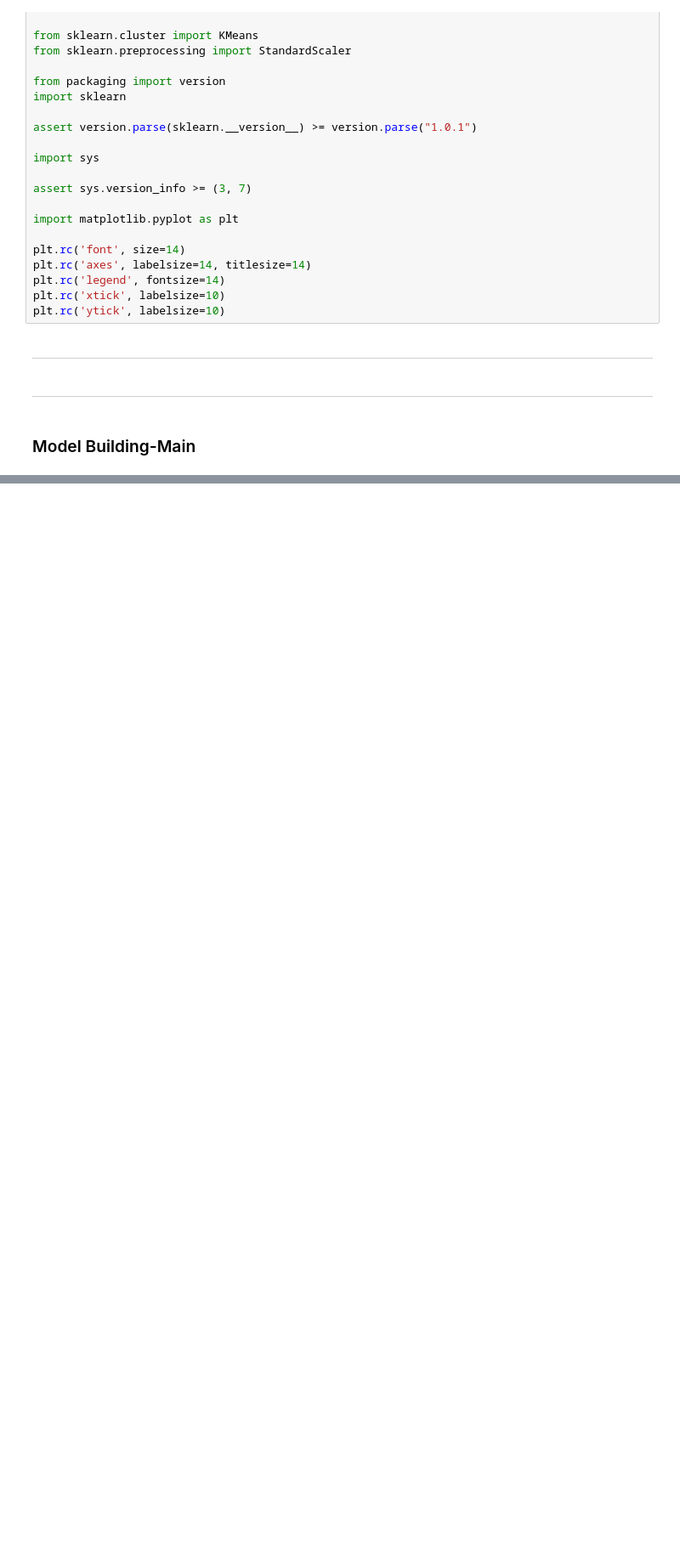
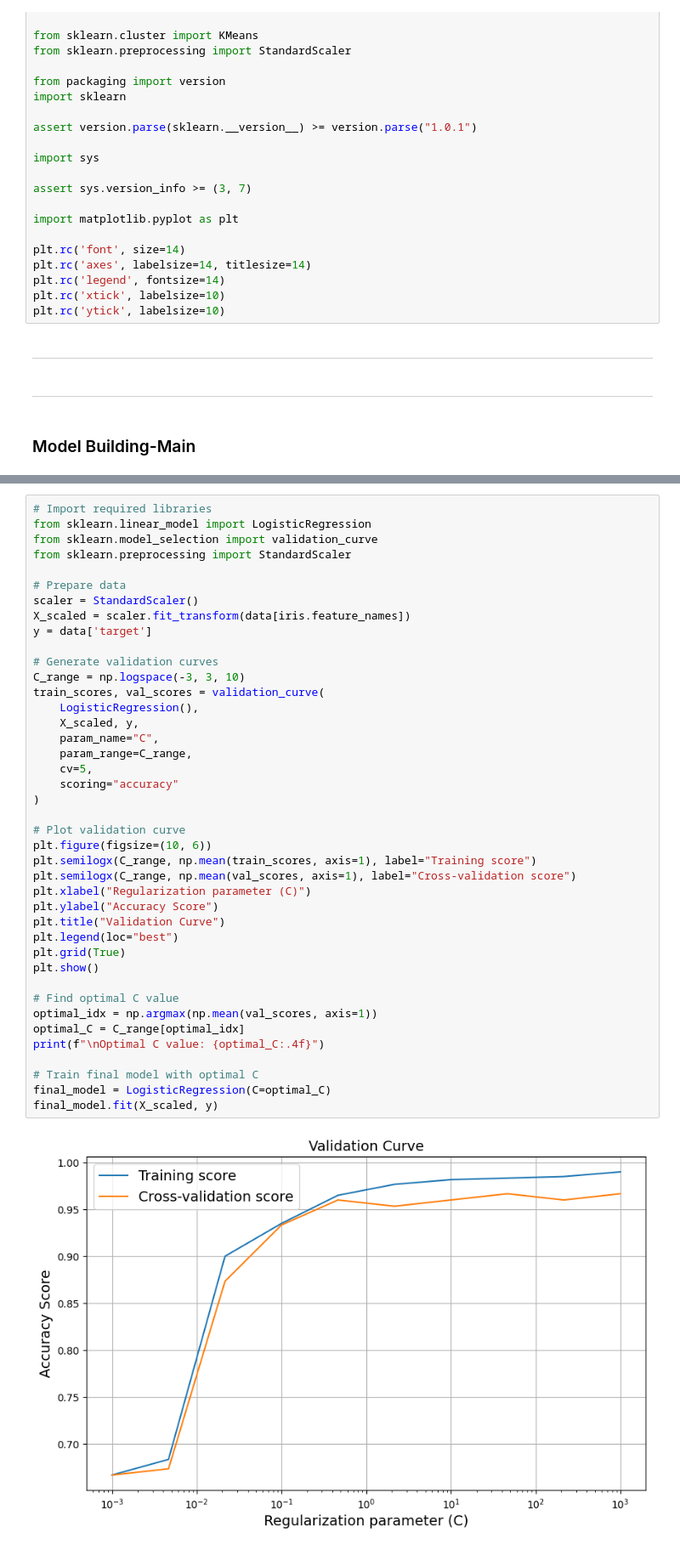
Before and after one commit to CSY2082-2425/assignment-1-ryantigi254, a Jupyter notebook: Logistic Regression/Weekly Tasks/main task/Task 1 & 2.ipynb, the cells around one changed output, grey strips where cells are left out. Shown at 85% size. Cells and saved outputs as stored; diff of their text form; blank space fills up the shorter version.

```diff
--- a/Logistic Regression/Weekly Tasks/main task/Task 1 & 2.ipynb
+++ b/Logistic Regression/Weekly Tasks/main task/Task 1 & 2.ipynb
@@ -94,0 +580,43 @@ plt.rc('ytick', labelsize=10)
+# %%
+# Import required libraries
+from sklearn.linear_model import LogisticRegression
+from sklearn.model_selection import validation_curve
+from sklearn.preprocessing import StandardScaler
+
+# Prepare data
+scaler = StandardScaler()
+X_scaled = scaler.fit_transform(data[iris.feature_names])
+y = data['target']
+
+# Generate validation curves
+C_range = np.logspace(-3, 3, 10)
+train_scores, val_scores = validation_curve(
+    LogisticRegression(),
+    X_scaled, y,
+    param_name="C",
+    param_range=C_range,
+    cv=5,
+    scoring="accuracy"
+)
+
+# Plot validation curve
+plt.figure(figsize=(10, 6))
+plt.semilogx(C_range, np.mean(train_scores, axis=1), label="Training score")
+plt.semilogx(C_range, np.mean(val_scores, axis=1), label="Cross-validation score")
+plt.xlabel("Regularization parameter (C)")
+plt.ylabel("Accuracy Score")
+plt.title("Validation Curve")
+plt.legend(loc="best")
+plt.grid(True)
+plt.show()
+
+# Find optimal C value
+optimal_idx = np.argmax(np.mean(val_scores, axis=1))
+optimal_C = C_range[optimal_idx]
+print(f"\nOptimal C value: {optimal_C:.4f}")
+
+# Train final model with optimal C
+final_model = LogisticRegression(C=optimal_C)
+final_model.fit(X_scaled, y)
+# %% [output]
+[figure, added]
```
Also changed, not shown: parts of 25 cells of this notebook, 1 other file.
